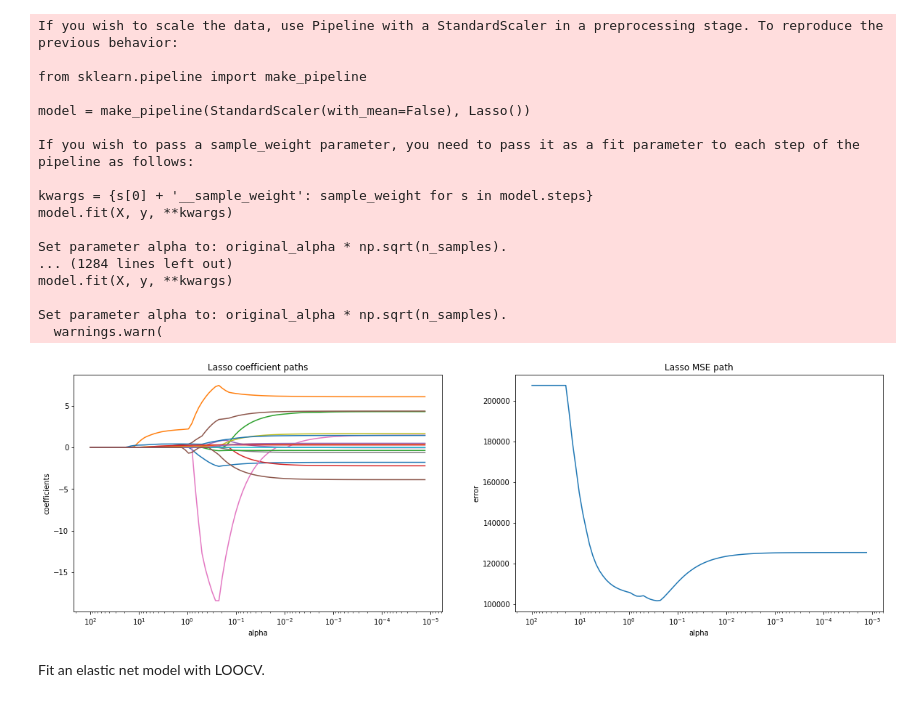
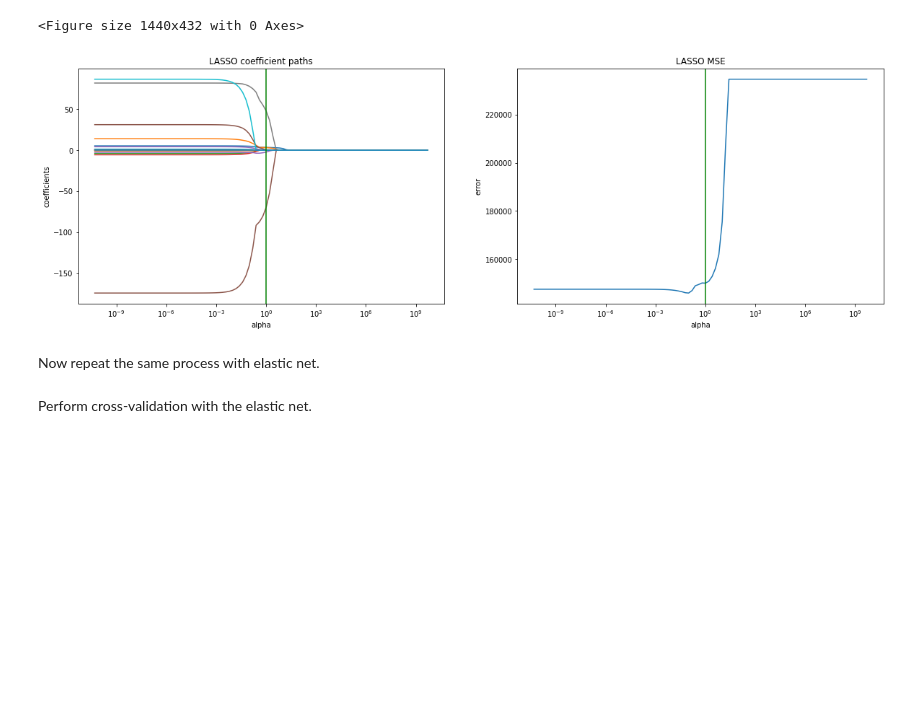
Before and after one commit to w-bonelli/STAT8330, a Jupyter notebook: notebooks/hw4/hw4_solutions.ipynb, the cells around one changed output. Saved outputs shown, nothing was run; the diff lists cells and outputs as text; code cells hidden in the pictures; blank space fills up the shorter version.

```diff
--- a/notebooks/hw4/hw4_solutions.ipynb
+++ b/notebooks/hw4/hw4_solutions.ipynb
@@ -86,0 +147,16 @@ Fit a lasso model, again using LOOCV.
+# %%
+from sklearn.linear_model import Lasso
+
+lasso = Lasso(max_iter=10000, normalize=True, random_state=seed)
+lasso_coefs = []
+lasso_errors = []
+
+for a in alphas:
+    lasso.set_params(alpha=a)
+    lasso.fit(X_train, y_train)
+
+    coefs = lasso.coef_
+    error = mean_squared_error(y_test, lasso.predict(X_test))
+
+    lasso_coefs.append(coefs)
+    lasso_errors.append(error)
@@ -87,52 +165,44 @@ Fit a lasso model, again using LOOCV.
 # %%
-lasso = Lasso(normalize=True)
-lasso_coefs = []
-lasso_errors = []
+from sklearn.linear_model import LassoCV
 
-for a in alphas:
-    lasso.set_params(alpha=a)
-    lasso.fit(X_train, y_train)
-    lasso_coefs.append(lasso.coef_)
-    lasso_errors.append(mean_squared_error(y_test, lasso.predict(X_test)))
+# perform cross-validation across the range of alphas
+lasso_cv = LassoCV(alphas=alphas, cv=10, max_iter=100000, normalize=True, random_state=seed)
+lasso_cv.fit(X_train, y_train)
 
+# best-fitting LASSO model
+bf_lasso = Lasso(alpha=lasso_cv.alpha_, normalize=True, random_state=seed)
+bf_lasso.fit(X_oh, y)
+bf_lasso_coefs = pd.Series(bf_lasso.coef_, index = X_oh.columns)
+bf_lasso_error = mean_squared_error(y_test, bf_lasso.predict(X_test))
+
+# make plots
+plt.figure(figsize=(20, 6))
+
+# coefficient paths
 plt.figure(figsize=(20, 6))
 plt.subplot(121)
 ax = plt.gca()
 ax.plot(alphas, lasso_coefs)
 ax.set_xscale("log")
 plt.xlabel("alpha")
 plt.ylabel("coefficients")
-ax.invert_xaxis()
-plt.title("Lasso coefficient paths")
+plt.title("LASSO coefficient paths")
+plt.axvline(x=lasso_cv.alpha_, color='green')
 plt.axis("tight")
+
+# MSE
 plt.subplot(122)
 ax = plt.gca()
 ax.plot(alphas, lasso_errors)
 ax.set_xscale("log")
 plt.xlabel("alpha")
 plt.ylabel("error")
-ax.invert_xaxis()
-plt.title("Lasso MSE path")
+plt.title("LASSO MSE")
+plt.axvline(x=lasso_cv.alpha_, color='green')
 plt.axis("tight")
 plt.show()
 # %% [output]
-If you wish to scale the data, use Pipeline with a StandardScaler in a preprocessing stage. To reproduce the previous behavior:
-
-from sklearn.pipeline import make_pipeline
-
-model = make_pipeline(StandardScaler(with_mean=False), Lasso())
-
-If you wish to pass a sample_weight parameter, you need to pass it as a fit parameter to each step of the pipeline as follows:
-
-kwargs = {s[0] + '__sample_weight': sample_weight for s in model.steps}
-model.fit(X, y, **kwargs)
-
-Set parameter alpha to: original_alpha * np.sqrt(n_samples).
-... (1284 lines left out)
-model.fit(X, y, **kwargs)
-
-Set parameter alpha to: original_alpha * np.sqrt(n_samples).
-  warnings.warn(
+<Figure size 1440x432 with 0 Axes>
-[figure, old version]
+[figure, new version]
-# %% [markdown]
-Fit an elastic net model with LOOCV.
+# %% [markdown]
+Now repeat the same process with elastic net.
@@ -139 +225,3 @@ Fit an elastic net model with LOOCV.
+# %% [markdown]
+Perform cross-validation with the elastic net.
 # %%
```
Also changed, not shown: parts of 14 cells of this notebook, 6 other files.
